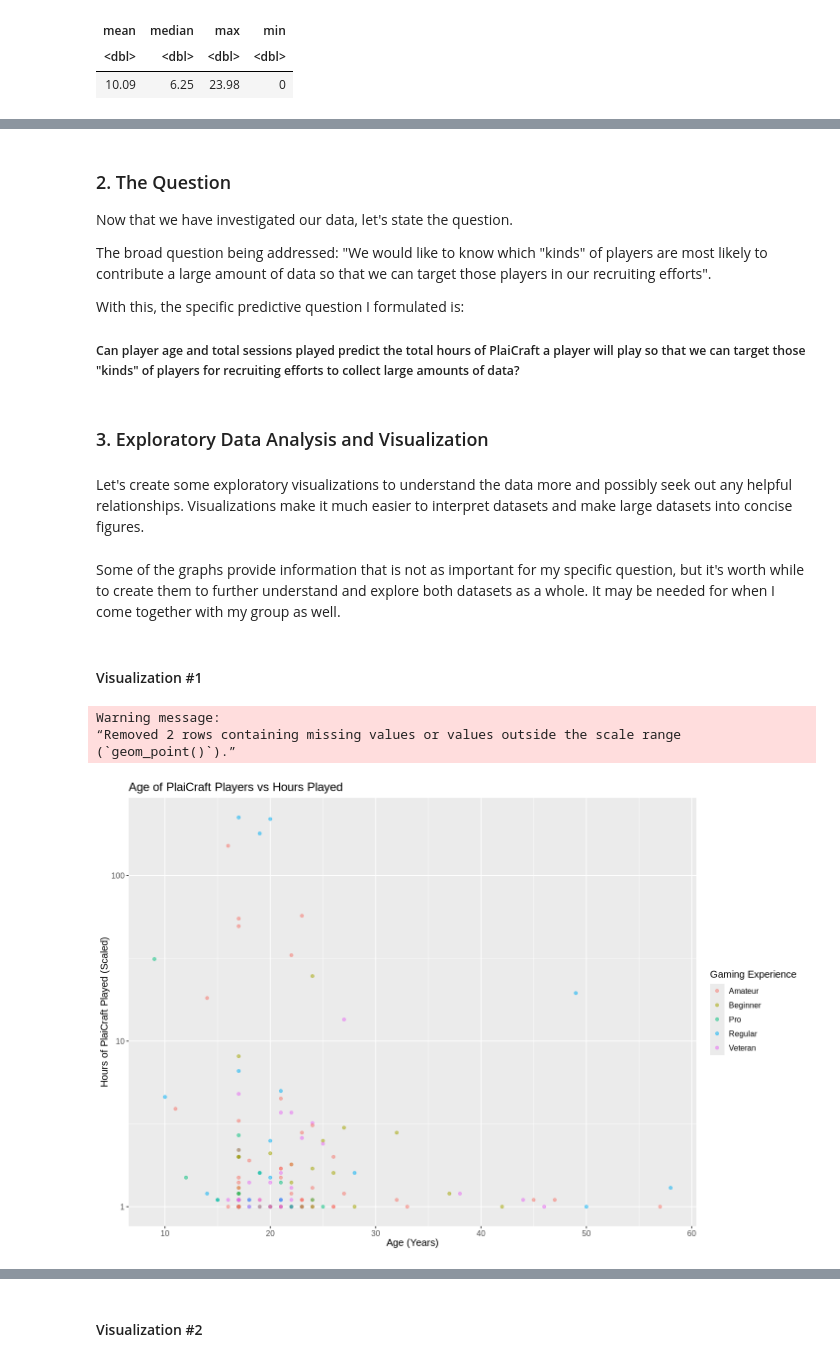
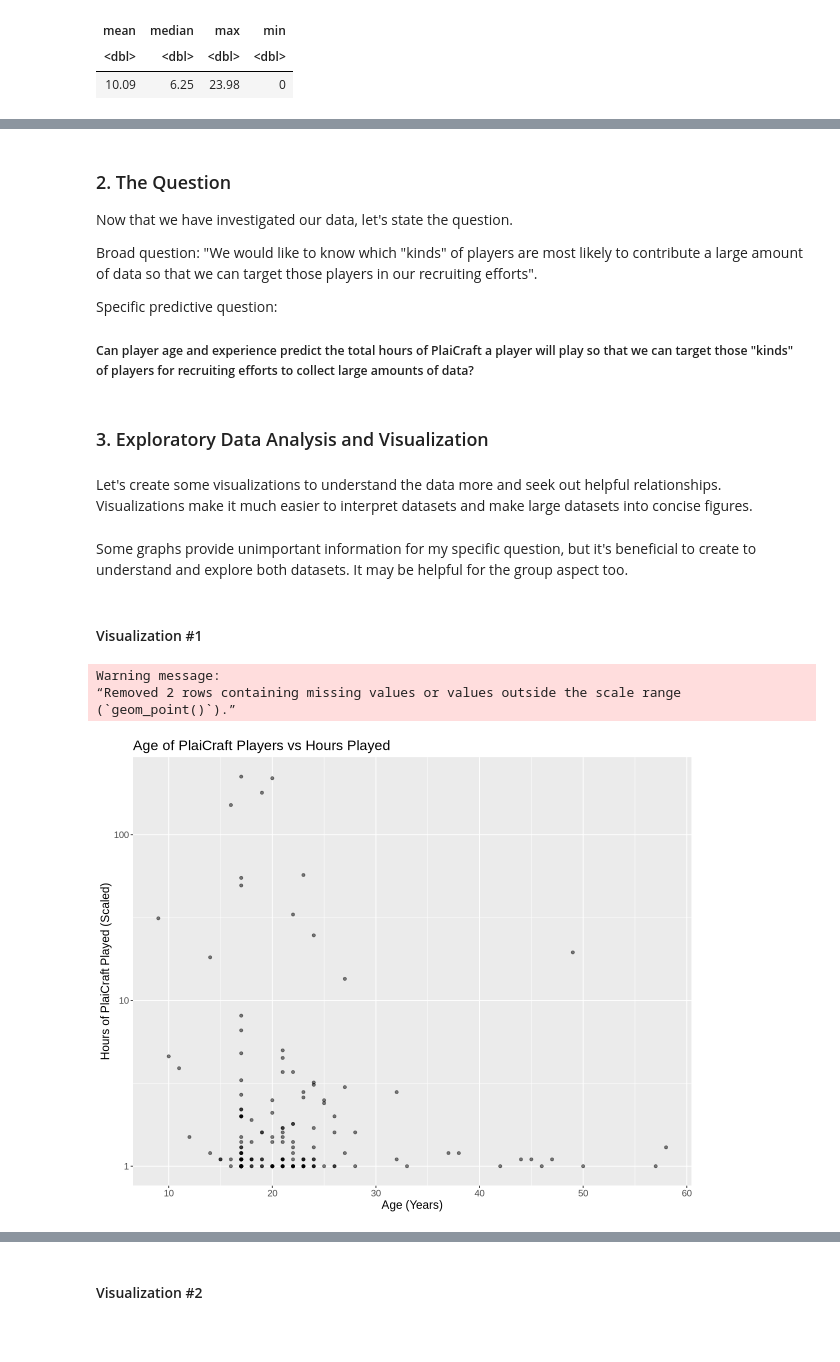
Before and after one commit to tchan0717/dsci-100-2025w1-group-36, a Jupyter notebook: plaicraft_project.ipynb, the cells around one changed output, grey strips where cells are left out. Cells and saved outputs as stored; diff of their text form; code cells hidden in the pictures; blank space fills up the shorter version.

Commit message:
Cut down on words
Still need to cut down to 500 words. Maybe remove some summaries or visualization points.

```diff
--- a/plaicraft_project.ipynb
+++ b/plaicraft_project.ipynb
@@ -401,30 +398,30 @@ A data.frame: 1606 × 14
 ### 2. The Question
 Now that we have investigated our data, let's state the question.
 
-The broad question being addressed: "We would like to know which "kinds" of players are most likely to contribute a large amount of data so that we can target those players in our recruiting efforts".
+Broad question: "We would like to know which "kinds" of players are most likely to contribute a large amount of data so that we can target those players in our recruiting efforts".
 
-With this, the specific predictive question I formulated is:
-##### Can player age and total sessions played predict the total hours of PlaiCraft a player will play so that we can target those "kinds" of players for recruiting efforts to collect large amounts of data?
+Specific predictive question:
+##### Can player age and experience predict the total hours of PlaiCraft a player will play so that we can target those "kinds" of players for recruiting efforts to collect large amounts of data?
 # %% [markdown]
 ### 3. Exploratory Data Analysis and Visualization
 # %% [markdown]
-Let's create some exploratory visualizations to understand the data more and possibly seek out any helpful relationships. Visualizations make it much easier to interpret datasets and make large datasets into concise figures.
+Let's create some visualizations to understand the data more and seek out helpful relationships. Visualizations make it much easier to interpret datasets and make large datasets into concise figures.
 # %% [markdown]
-Some of the graphs provide information that is not as important for my specific question, but it's worth while to create them to further understand and explore both datasets as a whole. It may be needed for when I come together with my group as well.
+Some graphs provide unimportant information for my specific question, but it's beneficial to create to understand and explore both datasets. It may be helpful for the group aspect too.
 # %% [markdown]
 #### Visualization #1
 # %%
-options(repr.plot.width = 12, repr.plot.height = 8)
-played_hours_age_plot <- ggplot(players_data, aes(x = Age, y = played_hours + 1, color = experience)) + #add +1 so that when we log our y axis, the 0 values won't be infinity
+options(repr.plot.width = 10, repr.plot.height = 8)
+played_hours_age_plot <- ggplot(players_data, aes(x = Age, y = played_hours + 1)) + #add +1 so that when we log our y-axis, the 0 values won't be infinity
                             geom_point(alpha = 0.5) +
-                            labs(x = "Age (Years)", y = "Hours of PlaiCraft Played (Scaled)", color = "Gaming Experience") +
+                            labs(x = "Age (Years)", y = "Hours of PlaiCraft Played (Scaled)") +
                             ggtitle("Age of PlaiCraft Players vs Hours Played") +
                             scale_y_log10() +
-                            theme(text = element_text(size = 12))
+                            theme(text = element_text(size = 14))
 played_hours_age_plot
 # %% [output]
 Warning message:
 “Removed 2 rows containing missing values or values outside the scale range
 (`geom_point()`).”
-[figure, old version]
+[figure, new version]
 # %% [markdown]
```
Also changed, not shown: parts of 38 cells of this notebook.
